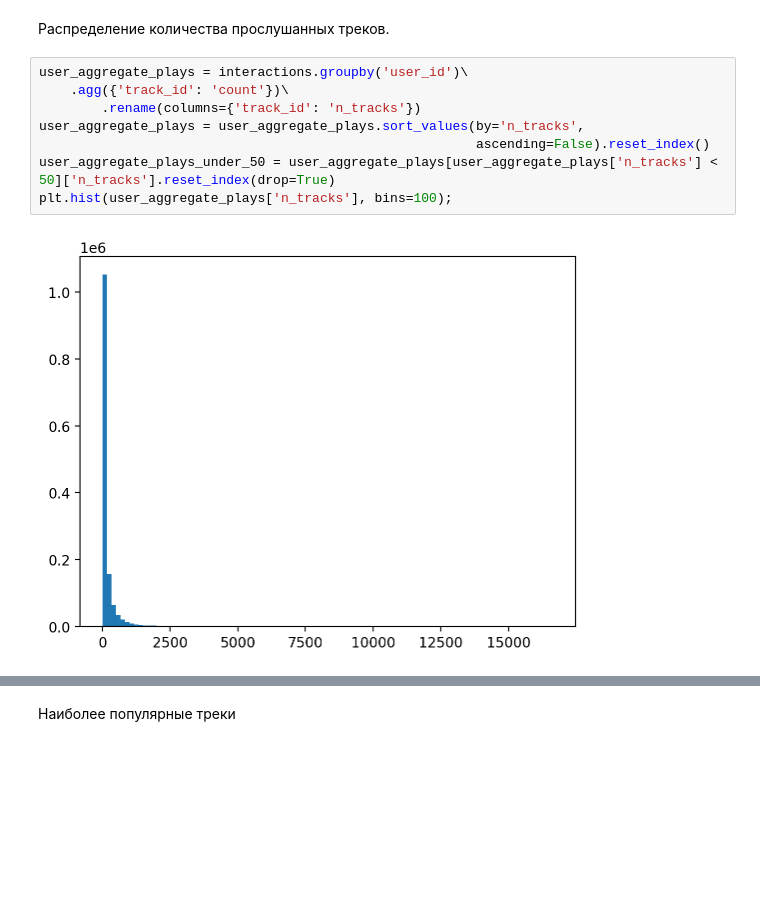
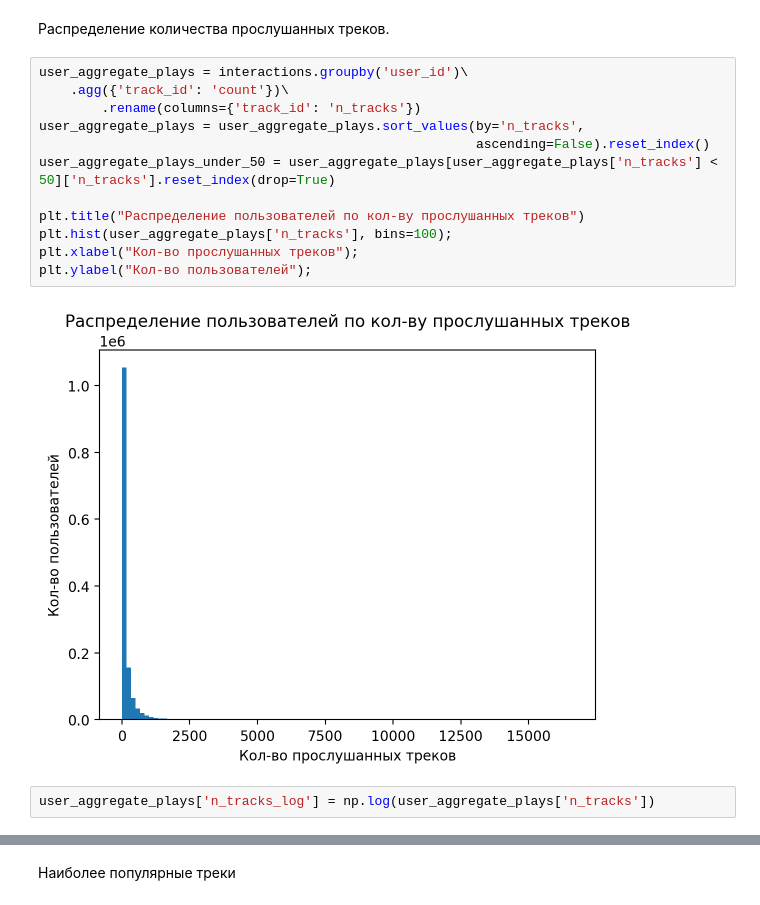
Before and after one commit to glebrwl/mle-recsys-project, a Jupyter notebook: recommendations.ipynb, the cells around one changed output, grey strips where cells are left out. Drawn from its saved outputs; the diff is of its cells as text; blank space fills up the shorter version.

```diff
--- a/recommendations.ipynb
+++ b/recommendations.ipynb
@@ -224,10 +277,16 @@ catalog = pd.concat([catalog, added_genres], ignore_index=True)
 # %%
 user_aggregate_plays = interactions.groupby('user_id')\
     .agg({'track_id': 'count'})\
         .rename(columns={'track_id': 'n_tracks'})
 user_aggregate_plays = user_aggregate_plays.sort_values(by='n_tracks',
                                                         ascending=False).reset_index()
 user_aggregate_plays_under_50 = user_aggregate_plays[user_aggregate_plays['n_tracks'] < 50]['n_tracks'].reset_index(drop=True)
+
+plt.title("Распределение пользователей по кол-ву прослушанных треков")
 plt.hist(user_aggregate_plays['n_tracks'], bins=100);
+plt.xlabel("Кол-во прослушанных треков");
+plt.ylabel("Кол-во пользователей");
 # %% [output]
-[figure, old version]
+[figure, new version]
+# %%
+user_aggregate_plays['n_tracks_log'] = np.log(user_aggregate_plays['n_tracks'])
```
Also changed, not shown: parts of 37 cells of this notebook.
